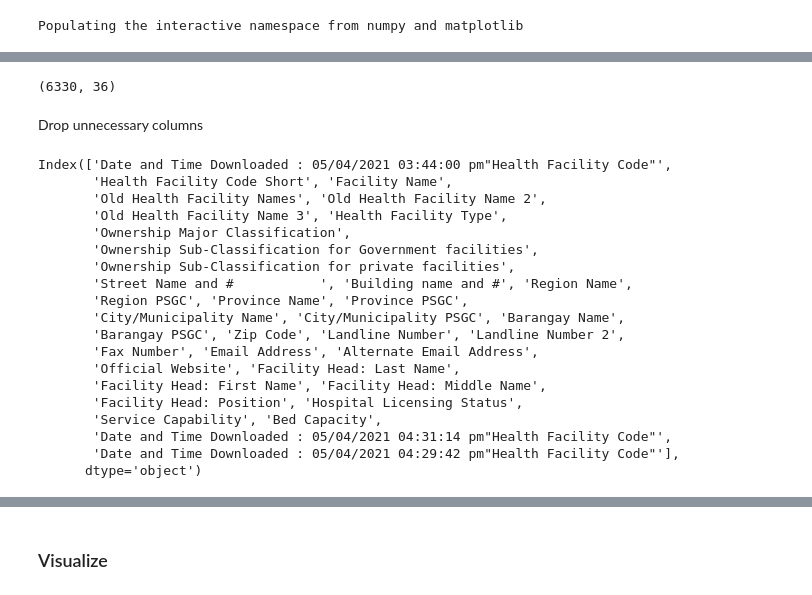
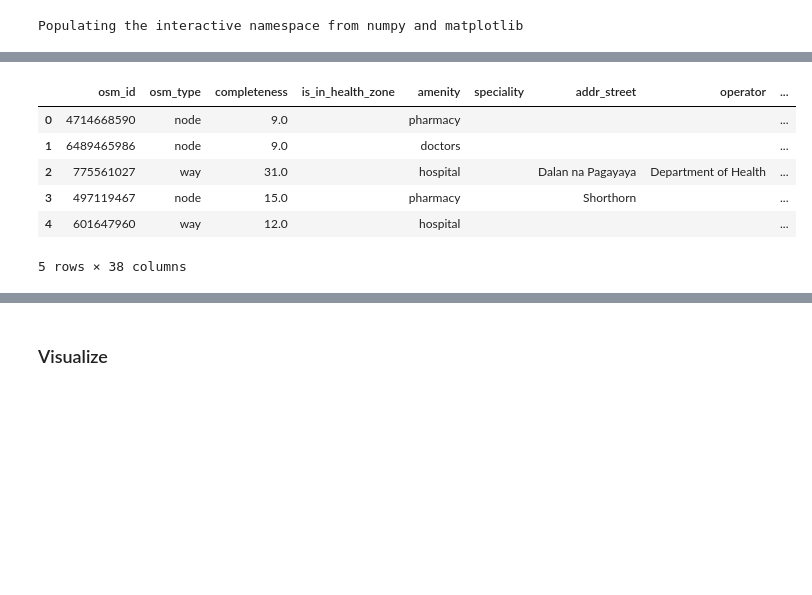
Before and after one commit to theaellengo/datasci-notebooks, a Jupyter notebook: notebooks/02 Health Sites/health-sites.ipynb, the cells around one changed output, grey strips where cells are left out. Cells and saved outputs as stored; diff of their text form; code cells hidden in the pictures; blank space fills up the shorter version.

```diff
--- a/notebooks/02 Health Sites/health-sites.ipynb
+++ b/notebooks/02 Health Sites/health-sites.ipynb
@@ -21,3 +32,14 @@ plt.style.use('seaborn-whitegrid')
+# %%
+healthsites = gpd.read_file( './datasets/philippines.geojson', driver='GeoJSON')
+healthsites.head()
+# %% [output]
+|  | osm_id | osm_type | completeness | is_in_health_zone | amenity | speciality | addr_street | operator | ... |
+| 0 | 4714668590 | node | 9.0 |  | pharmacy |  |  |  | ... |
+| 1 | 6489465986 | node | 9.0 |  | doctors |  |  |  | ... |
+| 2 | 775561027 | way | 31.0 |  | hospital |  | Dalan na Pagayaya | Department of Health | ... |
+| 3 | 497119467 | node | 15.0 |  | pharmacy |  | Shorthorn |  | ... |
+| 4 | 601647960 | way | 12.0 |  | hospital |  |  |  | ... |
+5 rows × 38 columns
 # %%
 data = pd.read_csv('./datasets/westernvisayas.csv')
 data = data.append(pd.read_csv('./datasets/centralvisayas.csv'))
@@ -31,31 +53,3 @@ data.head()
 | 3 | DOH000000000000041 | 41 | TANGALAN RURAL HEALTH UNIT | NaN | NaN | ... |
 | 4 | DOH000000000000055 | 55 | BATAN RURAL HEALTH UNIT |  |  | ... |
 5 rows × 36 columns
-# %%
-data.shape
-# %% [output]
-(6330, 36)
-# %% [markdown]
-Drop unnecessary columns
-# %%
-data.columns
-# %% [output]
-Index(['Date and Time Downloaded : 05/04/2021 03:44:00 pm"Health Facility Code"',
-       'Health Facility Code Short', 'Facility Name',
-       'Old Health Facility Names', 'Old Health Facility Name 2',
-       'Old Health Facility Name 3', 'Health Facility Type',
-       'Ownership Major Classification',
-       'Ownership Sub-Classification for Government facilities',
-       'Ownership Sub-Classification for private facilities',
-       'Street Name and #           ', 'Building name and #', 'Region Name',
-       'Region PSGC', 'Province Name', 'Province PSGC',
-       'City/Municipality Name', 'City/Municipality PSGC', 'Barangay Name',
-       'Barangay PSGC', 'Zip Code', 'Landline Number', 'Landline Number 2',
-       'Fax Number', 'Email Address', 'Alternate Email Address',
-       'Official Website', 'Facility Head: Last Name',
-       'Facility Head: First Name', 'Facility Head: Middle Name',
-       'Facility Head: Position', 'Hospital Licensing Status',
-       'Service Capability', 'Bed Capacity',
-       'Date and Time Downloaded : 05/04/2021 04:31:14 pm"Health Facility Code"',
-       'Date and Time Downloaded : 05/04/2021 04:29:42 pm"Health Facility Code"'],
-      dtype='object')
```
Also changed, not shown: parts of 49 cells of this notebook, 23 other files.
